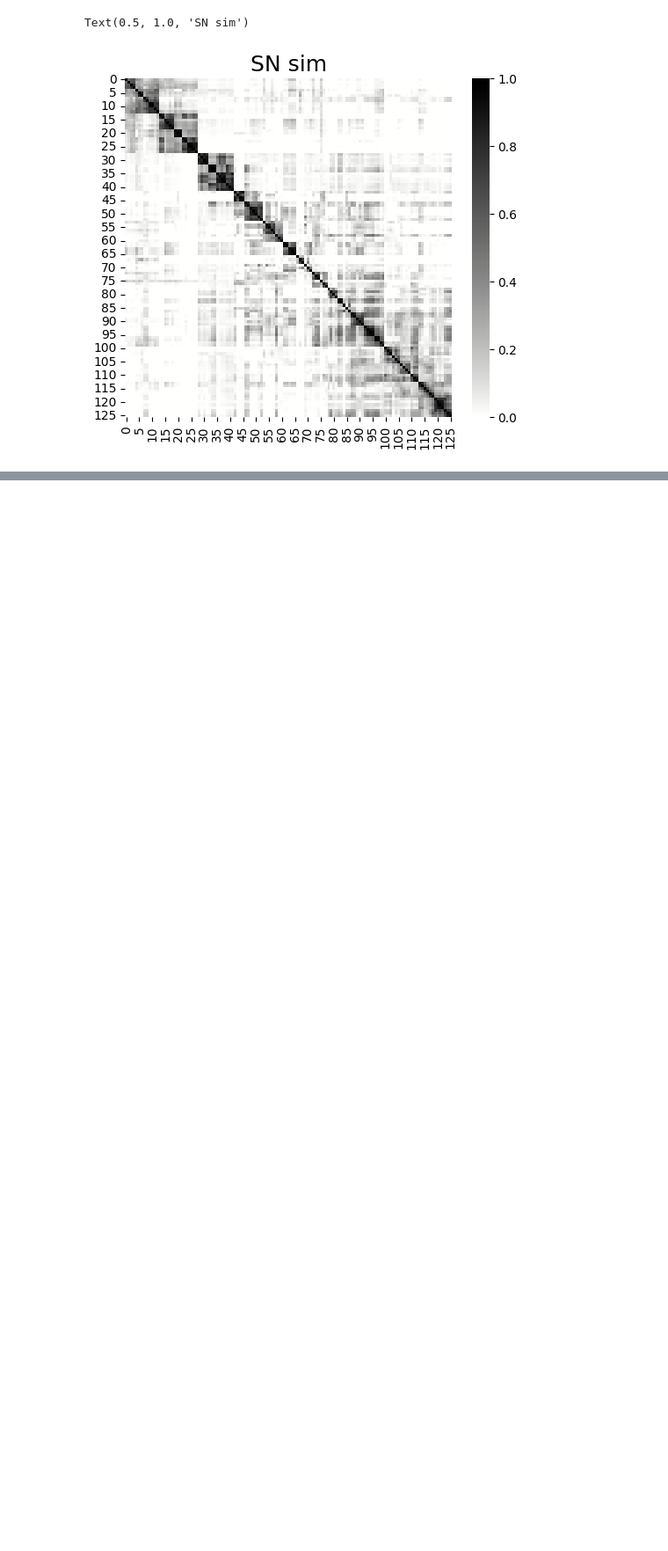
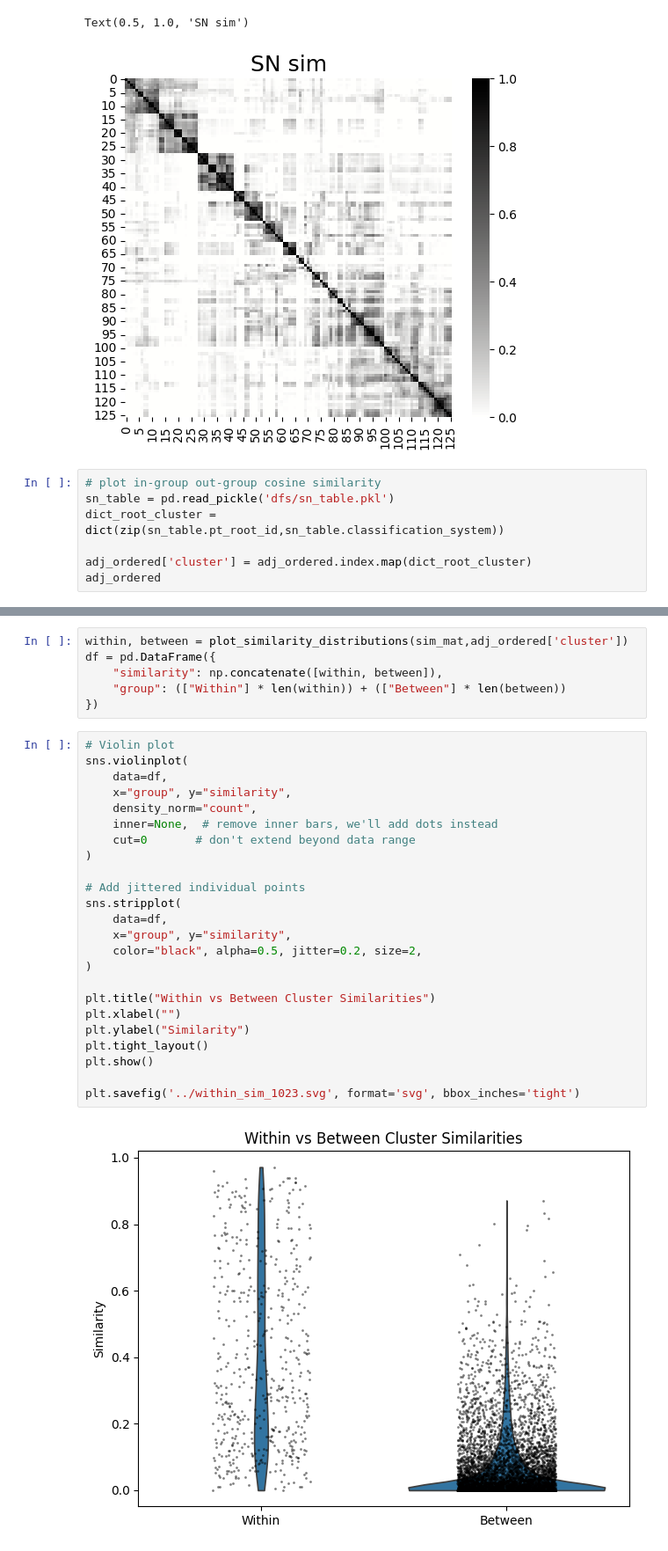
Before and after one commit to EllenLesser/Lesser_eLife_2025, a Jupyter notebook: similarity.ipynb, the cells around one changed output, grey strips where cells are left out. Shown at 88% size. Drawn from its saved outputs; the diff is of its cells as text; blank space fills up the shorter version.

Commit message:
comparison of ingroup outgroup similarity

```diff
--- a/similarity.ipynb
+++ b/similarity.ipynb
@@ -99,3 +99,10 @@ plt.title('SN sim', fontsize = 18)
 # %% [output]
 Text(0.5, 1.0, 'SN sim')
 [figure]
+# %%
+# plot in-group out-group cosine similarity
+sn_table = pd.read_pickle('dfs/sn_table.pkl')
+dict_root_cluster = dict(zip(sn_table.pt_root_id,sn_table.classification_system))
+
+adj_ordered['cluster'] = adj_ordered.index.map(dict_root_cluster)
+adj_ordered
@@ -101,0 +145,32 @@ Text(0.5, 1.0, 'SN sim')
+# %%
+within, between = plot_similarity_distributions(sim_mat,adj_ordered['cluster'])
+df = pd.DataFrame({
+    "similarity": np.concatenate([within, between]),
+    "group": (["Within"] * len(within)) + (["Between"] * len(between))
+})
+# %%
+# Violin plot
+sns.violinplot(
+    data=df,
+    x="group", y="similarity",
+    density_norm="count",
+    inner=None,  # remove inner bars, we'll add dots instead
+    cut=0       # don't extend beyond data range
+)
+
+# Add jittered individual points
+sns.stripplot(
+    data=df,
+    x="group", y="similarity",
+    color="black", alpha=0.5, jitter=0.2, size=2,
+)
+
+plt.title("Within vs Between Cluster Similarities")
+plt.xlabel("")
+plt.ylabel("Similarity")
+plt.tight_layout()
+plt.show()
+
+plt.savefig('../within_sim_1023.svg', format='svg', bbox_inches='tight')
+# %% [output]
+[figure, added]
```
Also changed, not shown: parts of 3 cells of this notebook.
